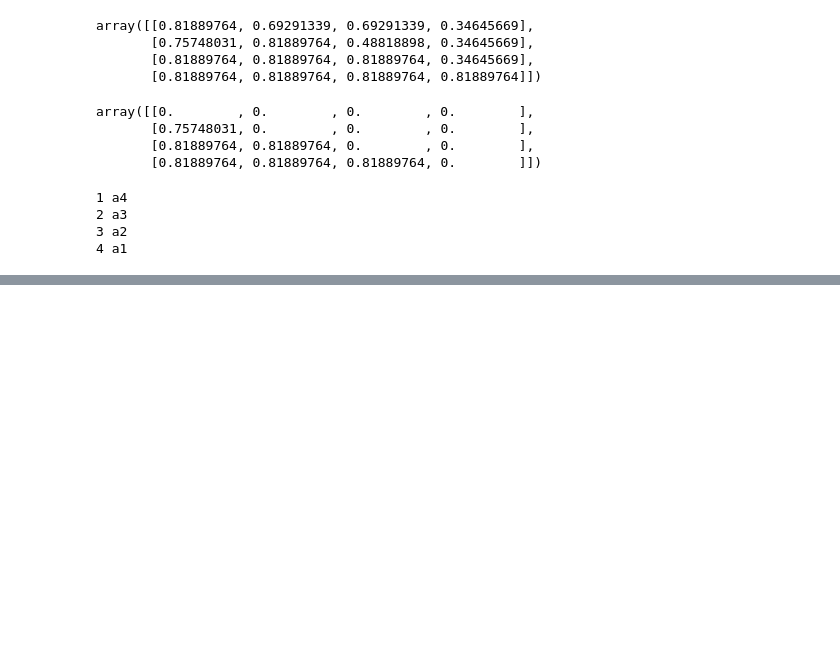
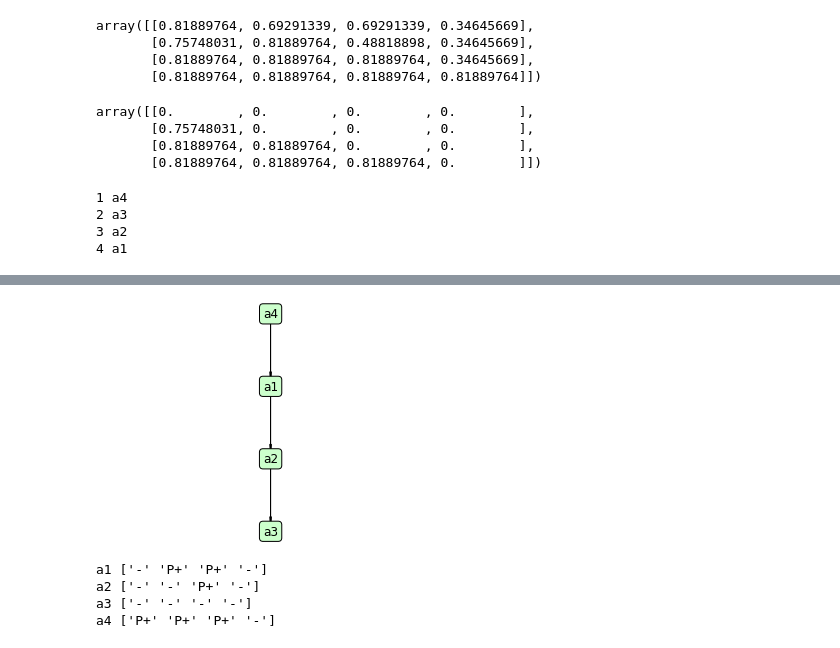
Before and after one commit to jvataidee/PesquisaOperacional, a Jupyter notebook: metodos_sobreclassificacao.ipynb, the cells around one changed output, grey strips where cells are left out. Cells and saved outputs as stored; diff of their text form; code cells hidden in the pictures; blank space fills up the shorter version.

```diff
--- a/metodos_sobreclassificacao.ipynb
+++ b/metodos_sobreclassificacao.ipynb
@@ -270,0 +314,12 @@ for i in range(0, len(rank_D)):
+# %%
+p3 =  promethee_iii(ds_list, W = W, Q = Q, S = S, P = P, F = F, lmbd = 0.20, graph = True)
+
+# Rank - Partial
+for i in range(0, p3.shape[0]):
+  print('a'+str(i+1), p3[i])
+# %% [output]
+[figure, added]
+a1 ['-' 'P+' 'P+' '-']
+a2 ['-' '-' 'P+' '-']
+a3 ['-' '-' '-' '-']
+a4 ['P+' 'P+' 'P+' '-']
```
Also changed, not shown: parts of 6 cells of this notebook.
